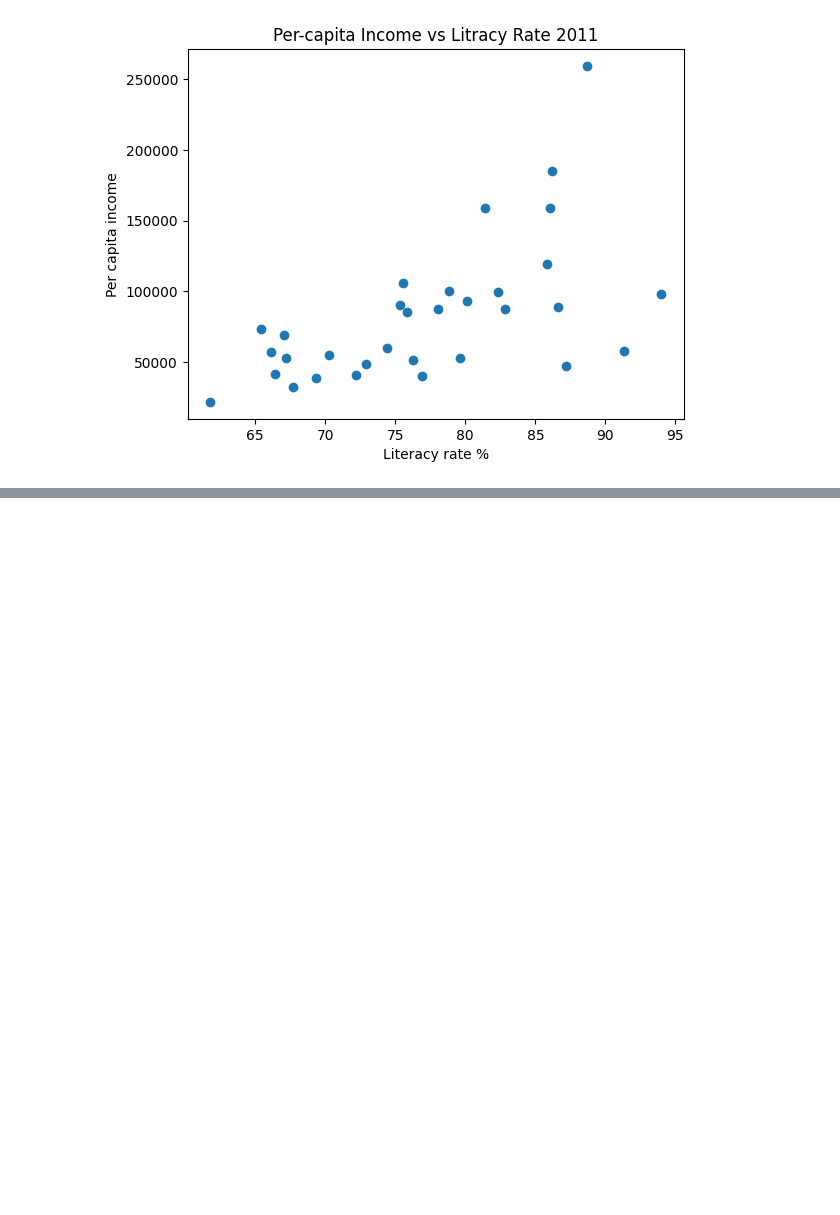
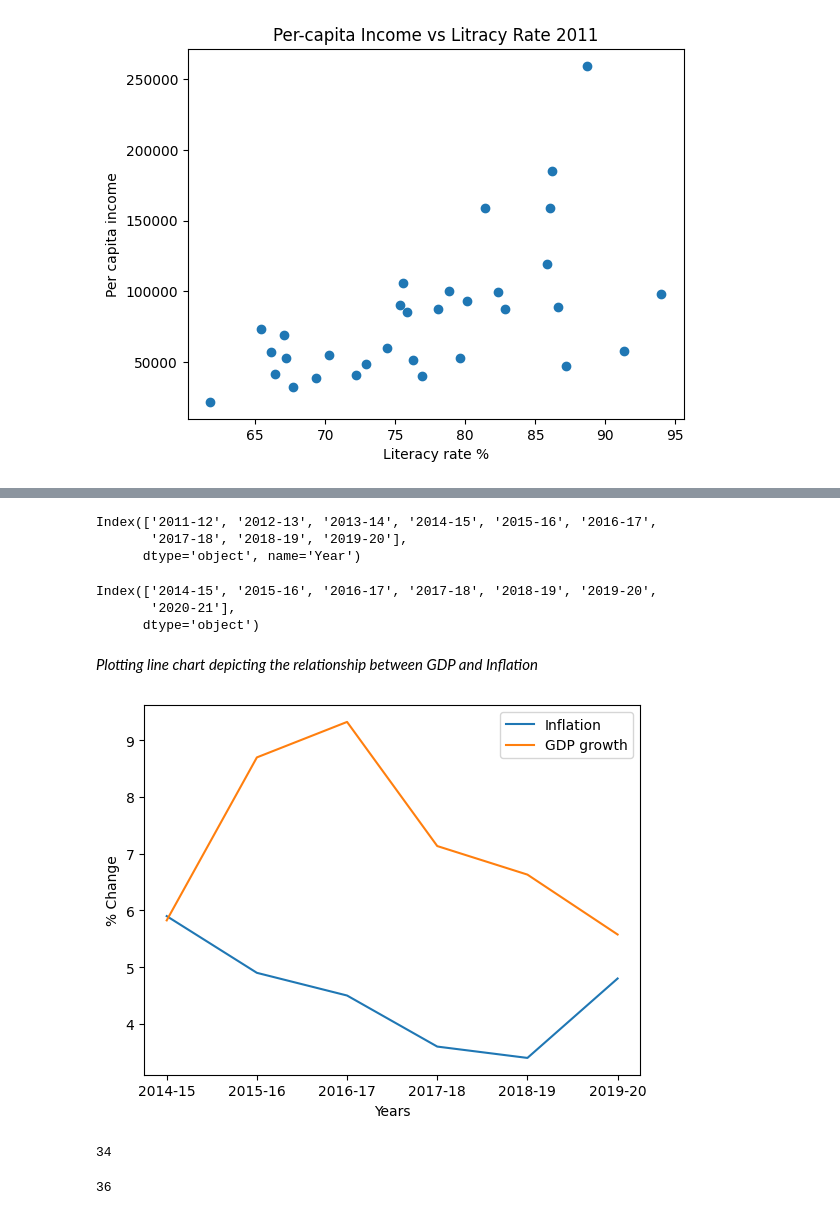
Before and after one commit to shashankkestwal/IndianEconomyAnalysis, a Jupyter notebook: DAV_Project-1.ipynb, the cells around one changed output, grey strips where cells are left out. Cells and saved outputs as stored; diff of their text form; code cells hidden in the pictures; blank space fills up the shorter version.

Commit message:
Added new graphs

```diff
--- a/DAV_Project-1.ipynb
+++ b/DAV_Project-1.ipynb
@@ -391,0 +399,7 @@ plt.show()
+# %%
+inflation = pd.read_excel("inflation_general.XLSX", skiprows = 3, skipfooter = 3) #reading data from excel
+inflation.drop("Unnamed: 0", inplace = True, axis = 1)   #dropping invalid attributes
+inflation.set_index("State/Union Territory", inplace = True)  #ressting index
+inflation = inflation.transpose()  #transposing data
+inflation.rename(columns = {"All India" : "India"}, inplace = True)  #renamming entries
+inflation
@@ -391,0 +416,31 @@ plt.show()
+# %%
+perChange.index
+# %% [output]
+Index(['2011-12', '2012-13', '2013-14', '2014-15', '2015-16', '2016-17',
+       '2017-18', '2018-19', '2019-20'],
+      dtype='object', name='Year')
+# %%
+inflation.index
+# %% [output]
+Index(['2014-15', '2015-16', '2016-17', '2017-18', '2018-19', '2019-20',
+       '2020-21'],
+      dtype='object')
+# %% [markdown]
+*Plotting line chart depicting the relationship between GDP and Inflation*
+# %%
+plt.plot(inflation.index[:len(inflation.index)-1], inflation["India"].iloc[:len(inflation.index)-1], label = "Inflation")
+plt.plot(perChange.index[3:], perChange["India"].iloc[3:], label = "GDP growth")
+plt.xlabel("Years")
+plt.ylabel("% Change")
+plt.legend()
+plt.show()
+# %% [output]
+[figure, added]
+# %%
+len(perChange.columns)
+# %% [output]
+34
+# %%
+len(inflation.columns)
+# %% [output]
+36
```
Also changed, not shown: parts of 19 cells of this notebook.
